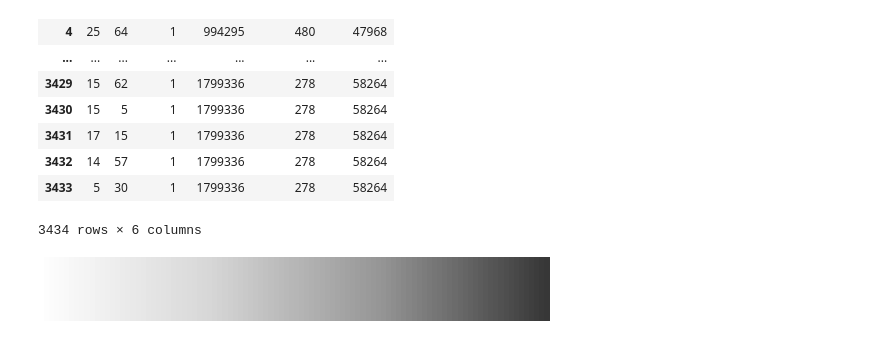
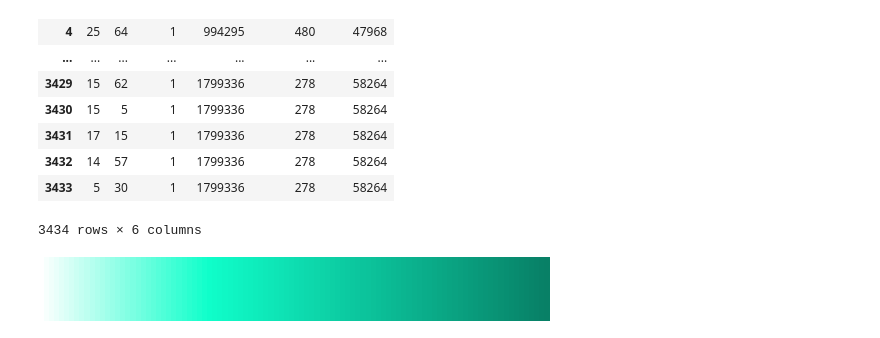
Before and after one commit to agusrjs/scouting-resources, a Jupyter notebook: heatmap.ipynb, the cells around one changed output. Saved outputs shown, nothing was run; the diff lists cells and outputs as text; code cells hidden in the pictures.

Commit message:
Color alpha

```diff
--- a/heatmap.ipynb
+++ b/heatmap.ipynb
@@ -48,16 +48,16 @@ No heatmap data found for player 994295 in league 11612 and season 63978.
 df = pd.read_csv('data\sofascore_heatmap.csv')
 # %%
 color0='#D8D8D8'
-color1='#969696'
-color2='#373737'
+color1='#10FFCB'
+color2='#088066'
 color_white = '#FFFFFF'
 color_line = '#7F7F7F'
 
 # Crear el colormap personalizado con los porcentajes de inicio para cada color
-cmap = LinearSegmentedColormap.from_list("CustomMap", [(0, color_white), (0.33, color0), (0.67, color1), (1, color2)], N=100)
+cmap = LinearSegmentedColormap.from_list("CustomMap", [(0, color_white), (0.33, color1), (1, color2)], N=100)
 cmap
 # %% [output]
-[figure, old version]
+[figure, new version]
 # %%
 grouped = df.groupby('player_id')
 
```
Also changed, not shown: parts of 2 cells of this notebook, 7 other files.
